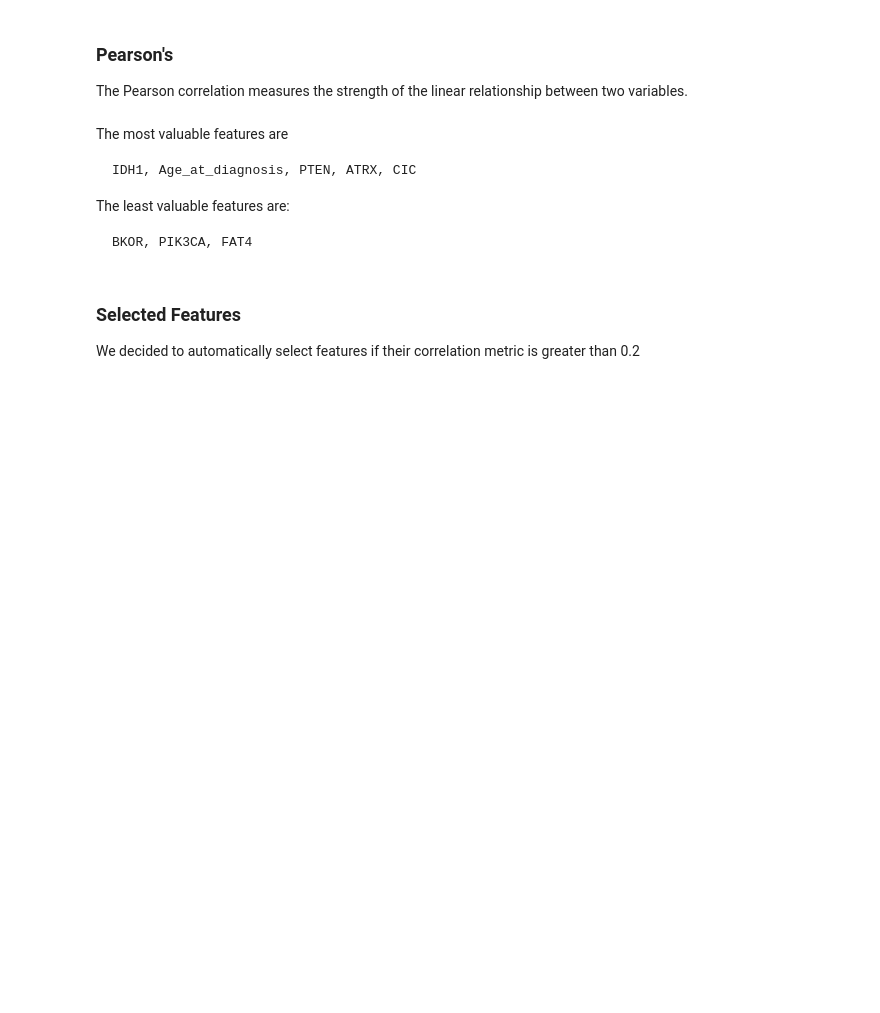
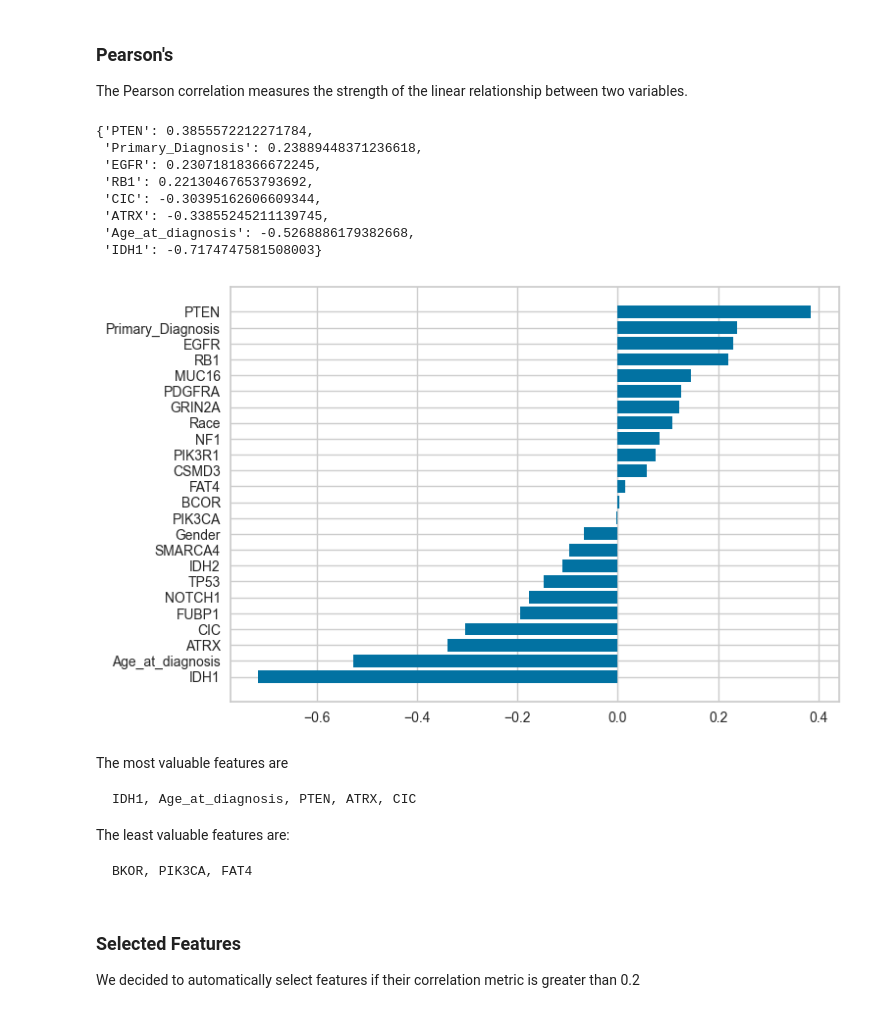
Before and after one commit to Vladislav-Kanev/glioma_data_analysis_competition, a Jupyter notebook: report.ipynb, the cells around one changed output. Saved outputs shown, nothing was run; the diff lists cells and outputs as text; code cells hidden in the pictures; blank space fills up the shorter version.

````diff
--- a/report.ipynb
+++ b/report.ipynb
@@ -90,9 +125,19 @@ Gender, BCOR, FAT4, PIK3CA, Race, GRIN2A, PIK3R1
 
 The Pearson correlation measures the strength of the linear relationship between two variables.
 # %%
-correlation_estimator = get_feature_estimator(training_data, targets, method='pearson')
+correlation_estimator = get_feature_estimator(data_for_feature_analysis, targets, method='pearson')
 pearson_important_values = select_by_correlation_value(correlation_estimator, min_score=0.2)
 pearson_important_values
+# %% [output]
+{'PTEN': 0.3855572212271784,
+ 'Primary_Diagnosis': 0.23889448371236618,
+ 'EGFR': 0.23071818366672245,
+ 'RB1': 0.22130467653793692,
+ 'CIC': -0.30395162606609344,
+ 'ATRX': -0.33855245211139745,
+ 'Age_at_diagnosis': -0.5268886179382668,
+ 'IDH1': -0.7174747581508003}
+[figure, added]
 # %% [markdown]
 The most valuable features are
 ```text
````
Also changed, not shown: parts of 16 cells of this notebook, 5 other files.
